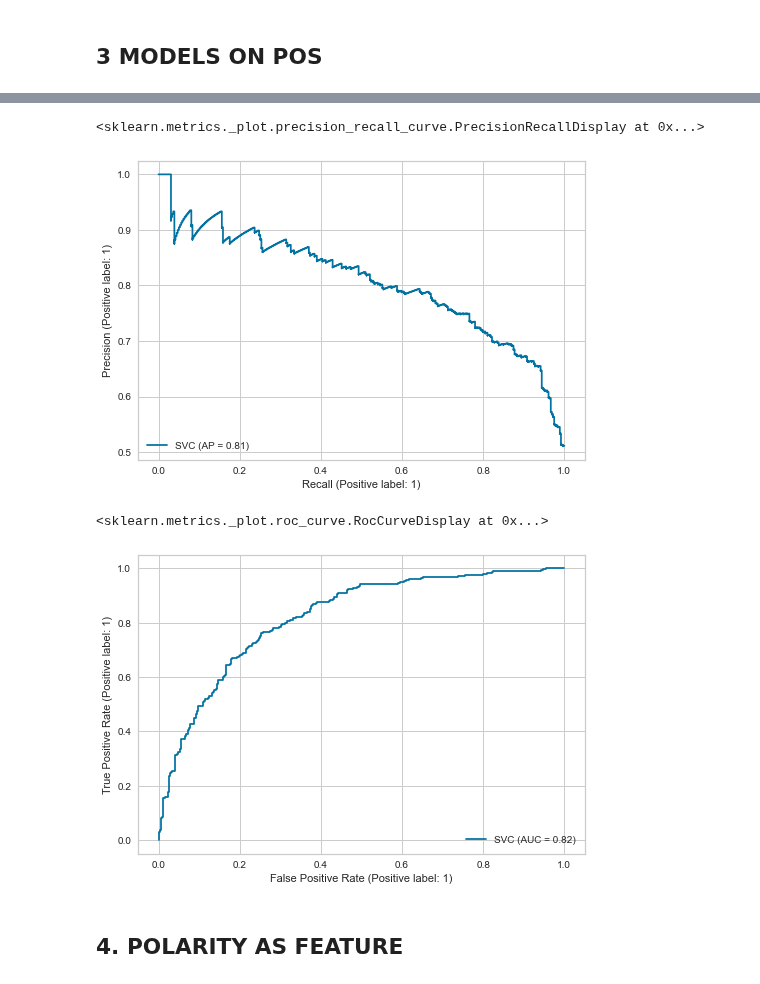
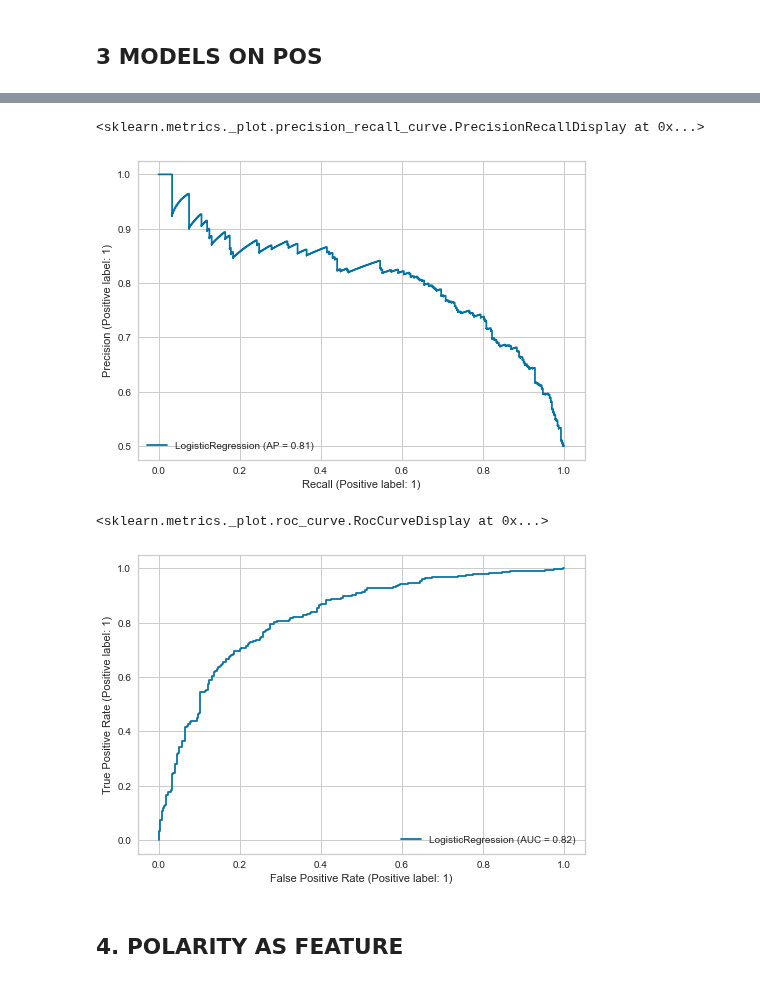
Before and after one commit to martinaviggiano/textsent_project, a Jupyter notebook: 03. Models.ipynb, the cells around one changed output, grey strips where cells are left out. Cells and saved outputs as stored; diff of their text form; code cells hidden in the pictures.

```diff
--- a/03. Models.ipynb
+++ b/03. Models.ipynb
@@ -1064,13 +1064,13 @@ plt.show()
 # %%
-plot_precision_recall_curve(svc_n, X_test_n, y_test_n)
+plot_precision_recall_curve(log_fit_n, X_test_n, y_test_n)
 # %% [output]
 <sklearn.metrics._plot.precision_recall_curve.PrecisionRecallDisplay at 0x...>
-[figure, old version]
+[figure, new version]
 # %%
-plot_roc_curve(svc_n,  X_test_n, y_test_n)
+plot_roc_curve(log_fit_n,  X_test_n, y_test_n)
 # %% [output]
 <sklearn.metrics._plot.roc_curve.RocCurveDisplay at 0x...>
-[figure, old version]
+[figure, new version]
 # %%
 with open("serialized/vect_pos.pkl", "wb") as f:
     pickle.dump(tfidf_vectorizer_pos2, f)
```
Also changed, not shown: parts of 66 cells of this notebook, 30 other files.
